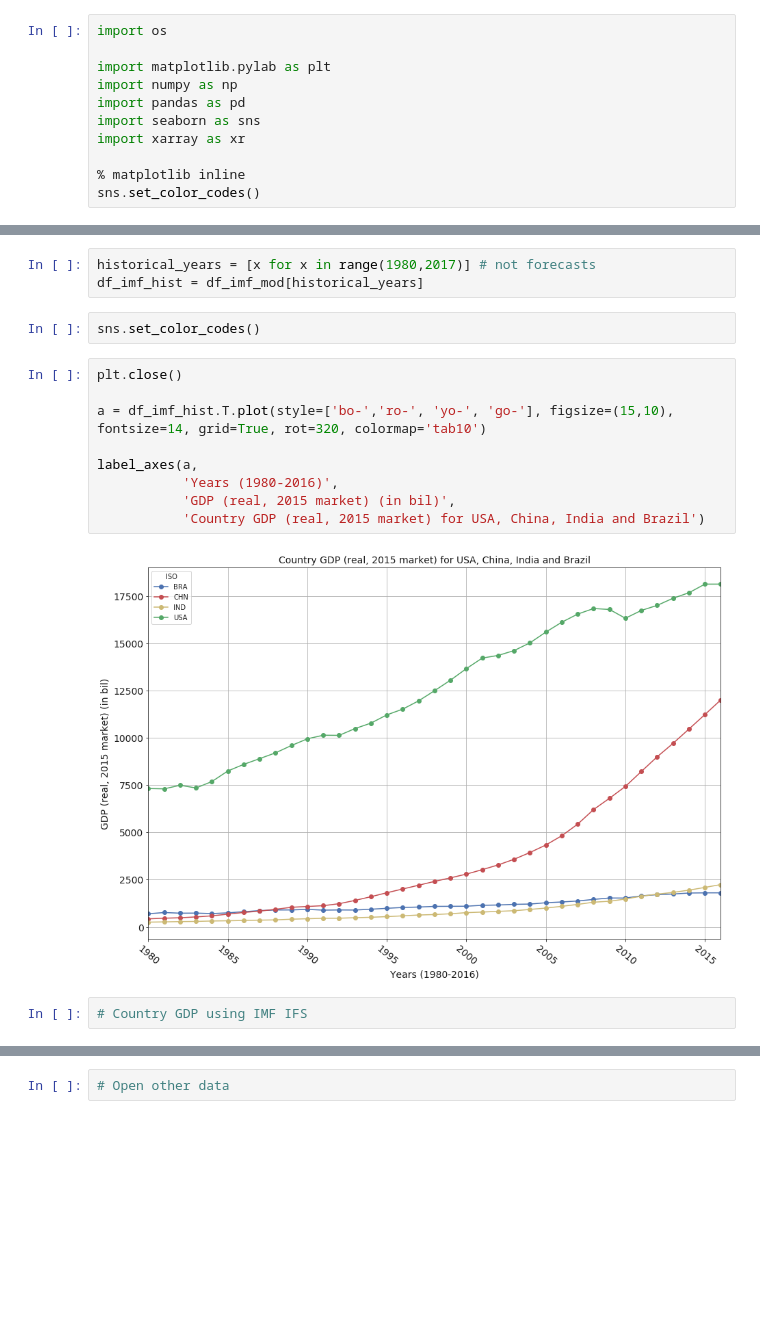
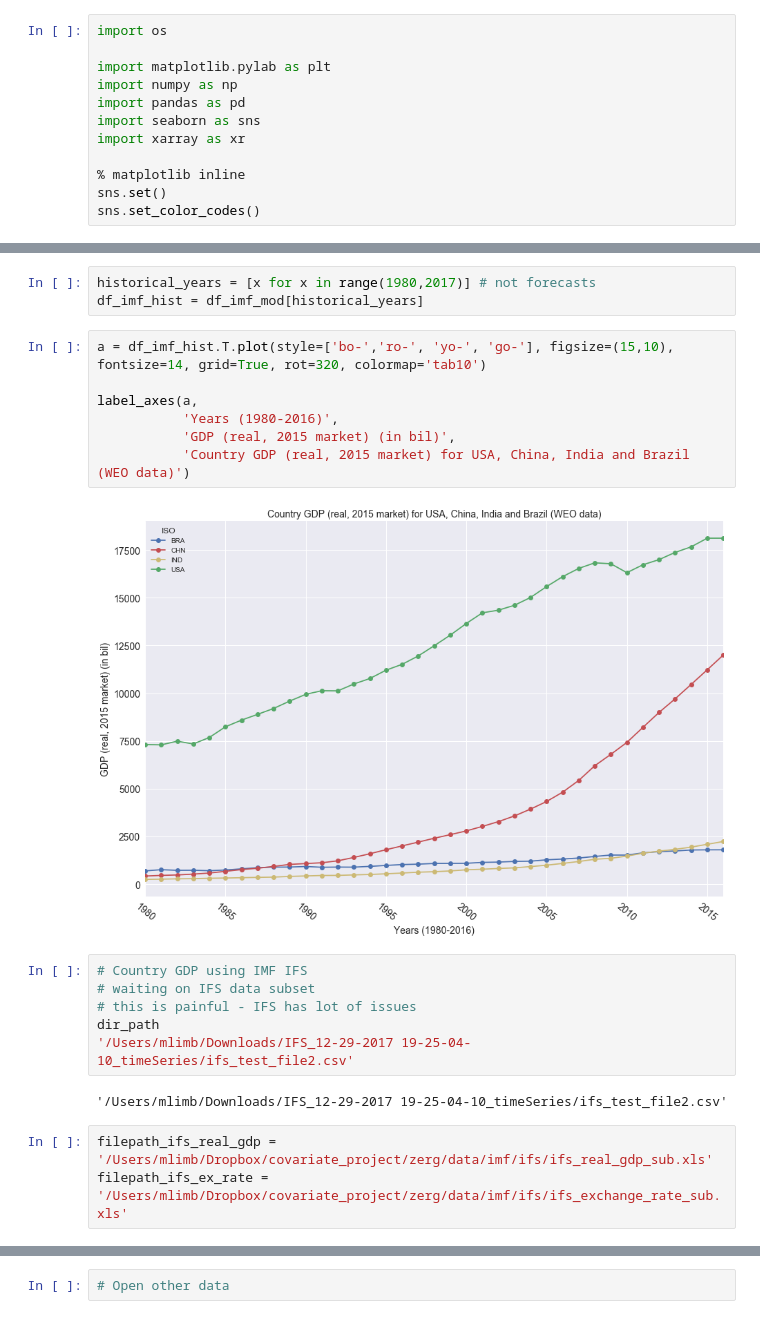
Before and after one commit to moonlimb/zerg, a Jupyter notebook: analysis/compare_gdp_data.ipynb, the cells around one changed output, grey strips where cells are left out. Drawn from its saved outputs; the diff is of its cells as text; blank space fills up the shorter version.

```diff
--- a/analysis/compare_gdp_data.ipynb
+++ b/analysis/compare_gdp_data.ipynb
@@ -8,4 +8,5 @@ import seaborn as sns
 import xarray as xr
 
 % matplotlib inline
+sns.set()
 sns.set_color_codes()
@@ -135,18 +140,23 @@ df_imf_mod
 # %%
 historical_years = [x for x in range(1980,2017)] # not forecasts
 df_imf_hist = df_imf_mod[historical_years]
-# %%
-sns.set_color_codes()
 # %%
-plt.close()
-
 a = df_imf_hist.T.plot(style=['bo-','ro-', 'yo-', 'go-'], figsize=(15,10), fontsize=14, grid=True, rot=320, colormap='tab10')
 
 label_axes(a,
            'Years (1980-2016)',
            'GDP (real, 2015 market) (in bil)',
-           'Country GDP (real, 2015 market) for USA, China, India and Brazil')
+           'Country GDP (real, 2015 market) for USA, China, India and Brazil (WEO data)')
 # %% [output]
-[figure, old version]
+[figure, new version]
-# %%
-# Country GDP using IMF IFS
+# %%
+# Country GDP using IMF IFS
+# waiting on IFS data subset
+# this is painful - IFS has lot of issues
+dir_path
+'/Users/mlimb/Downloads/IFS_12-29-2017 19-25-04-10_timeSeries/ifs_test_file2.csv'
+# %% [output]
+'/Users/mlimb/Downloads/IFS_12-29-2017 19-25-04-10_timeSeries/ifs_test_file2.csv'
+# %%
+filepath_ifs_real_gdp = '/Users/mlimb/Dropbox/covariate_project/zerg/data/imf/ifs/ifs_real_gdp_sub.xls'
+filepath_ifs_ex_rate = '/Users/mlimb/Dropbox/covariate_project/zerg/data/imf/ifs/ifs_exchange_rate_sub.xls'
```
Also changed, not shown: parts of 32 cells of this notebook, 2 other files.
